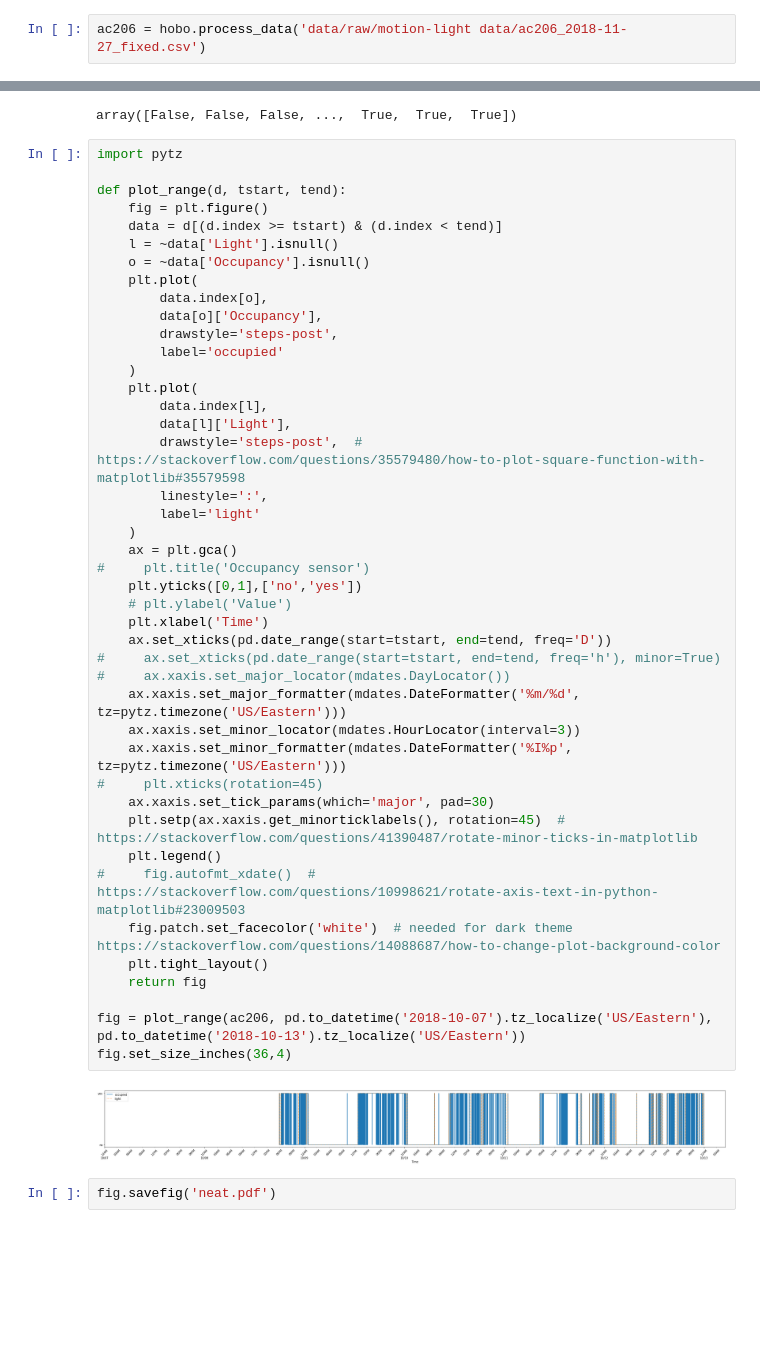
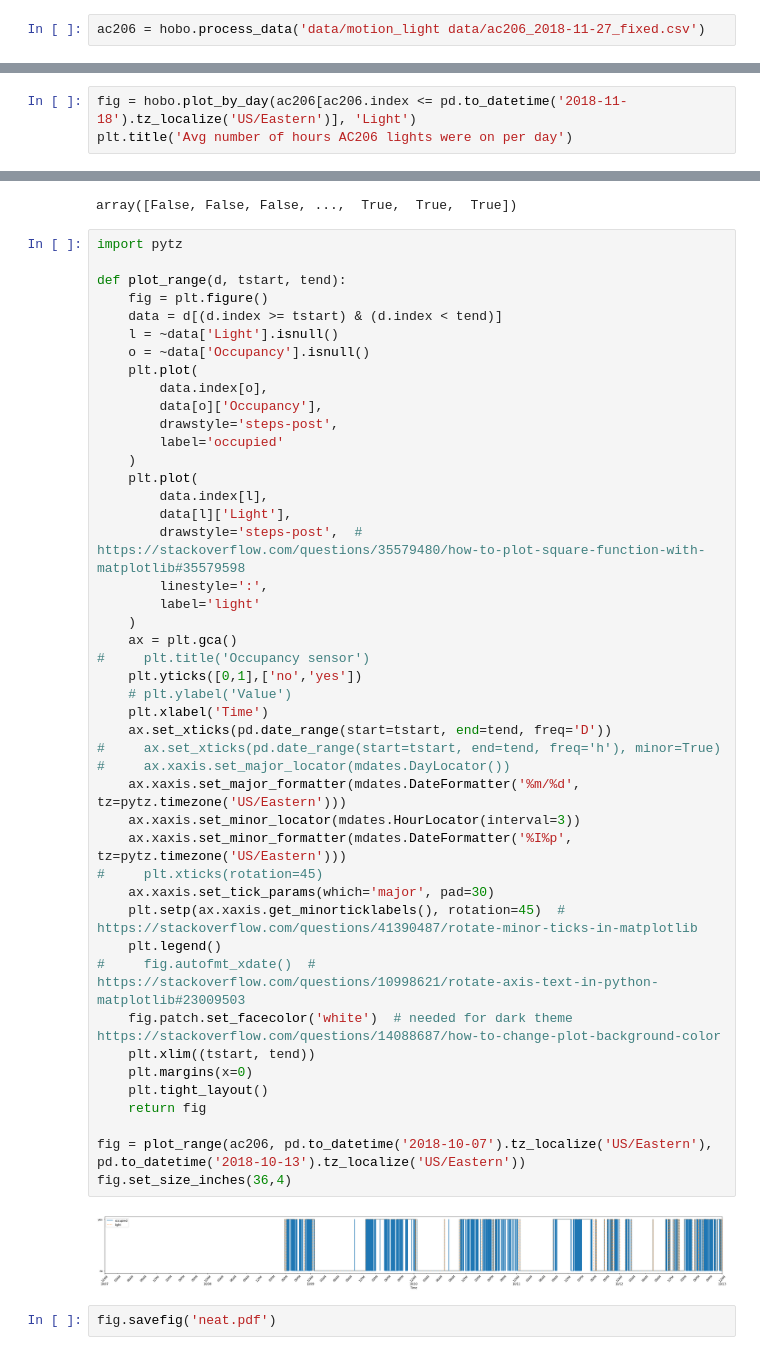
Before and after one commit to newsch/acreboot, a Jupyter notebook: hobo_sensors.ipynb, the cells around one changed output, grey strips where cells are left out. Cells and saved outputs as stored; diff of their text form; blank space fills up the shorter version.

Commit message:
Final tweaks for plots

```diff
--- a/hobo_sensors.ipynb
+++ b/hobo_sensors.ipynb
@@ -16,5 +18,5 @@ The autoreload extension is already loaded. To reload it, use:
 # %%
-ac206 = hobo.process_data('data/raw/motion-light data/ac206_2018-11-27_fixed.csv')
+ac206 = hobo.process_data('data/motion_light data/ac206_2018-11-27_fixed.csv')
 # %%
 ac206[:3]
 # %% [output]
@@ -171,0 +208,3 @@ dtype: timedelta64[ns]
+# %%
+fig = hobo.plot_by_day(ac206[ac206.index <= pd.to_datetime('2018-11-18').tz_localize('US/Eastern')], 'Light')
+plt.title('Avg number of hours AC206 lights were on per day')
@@ -208,33 +266,35 @@ def plot_range(d, tstart, tend):
     plt.plot(
         data.index[l],
         data[l]['Light'],
         drawstyle='steps-post',  # https://stackoverflow.com/questions/35579480/how-to-plot-square-function-with-matplotlib#35579598
         linestyle=':',
         label='light'
     )
     ax = plt.gca()
 #     plt.title('Occupancy sensor')
     plt.yticks([0,1],['no','yes'])
     # plt.ylabel('Value')
     plt.xlabel('Time')
     ax.set_xticks(pd.date_range(start=tstart, end=tend, freq='D'))
 #     ax.set_xticks(pd.date_range(start=tstart, end=tend, freq='h'), minor=True)
 #     ax.xaxis.set_major_locator(mdates.DayLocator())
     ax.xaxis.set_major_formatter(mdates.DateFormatter('%m/%d', tz=pytz.timezone('US/Eastern')))
     ax.xaxis.set_minor_locator(mdates.HourLocator(interval=3))
     ax.xaxis.set_minor_formatter(mdates.DateFormatter('%I%p', tz=pytz.timezone('US/Eastern')))
 #     plt.xticks(rotation=45)
     ax.xaxis.set_tick_params(which='major', pad=30)
     plt.setp(ax.xaxis.get_minorticklabels(), rotation=45)  # https://stackoverflow.com/questions/41390487/rotate-minor-ticks-in-matplotlib
     plt.legend()
 #     fig.autofmt_xdate()  # https://stackoverflow.com/questions/10998621/rotate-axis-text-in-python-matplotlib#23009503
     fig.patch.set_facecolor('white')  # needed for dark theme https://stackoverflow.com/questions/14088687/how-to-change-plot-background-color
+    plt.xlim((tstart, tend))
+    plt.margins(x=0)
     plt.tight_layout()
     return fig
 
 fig = plot_range(ac206, pd.to_datetime('2018-10-07').tz_localize('US/Eastern'), pd.to_datetime('2018-10-13').tz_localize('US/Eastern'))
 fig.set_size_inches(36,4)
 # %% [output]
-[figure, old version]
+[figure, new version]
 # %%
 fig.savefig('neat.pdf')
```
Also changed, not shown: parts of 19 cells of this notebook, 1 other file.
